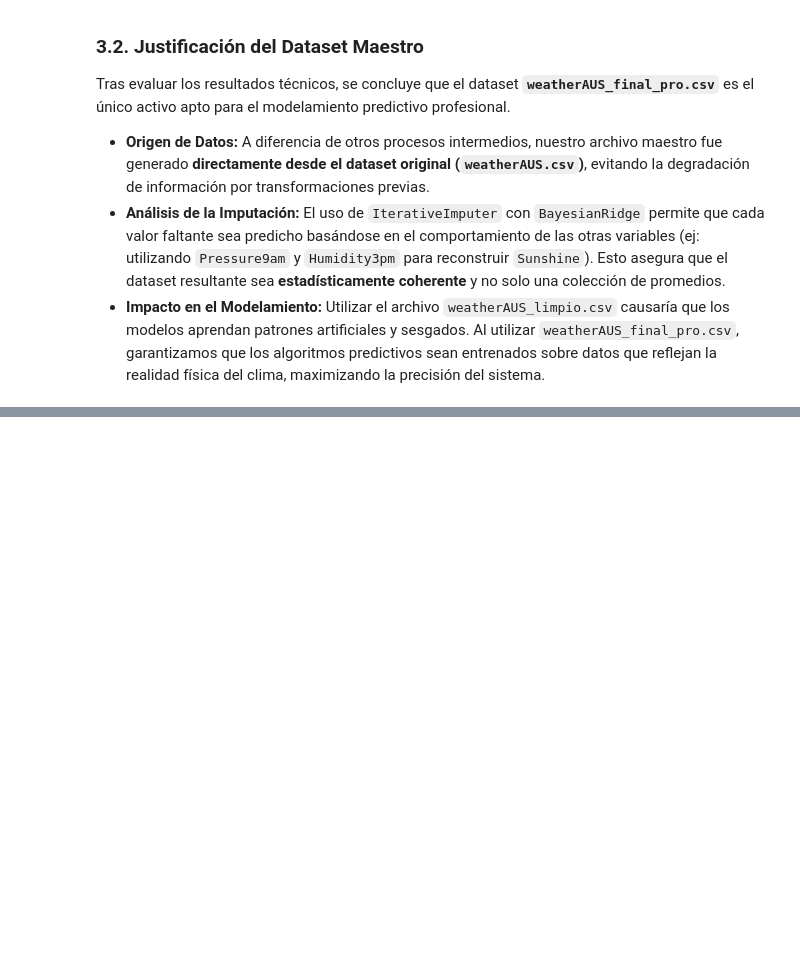
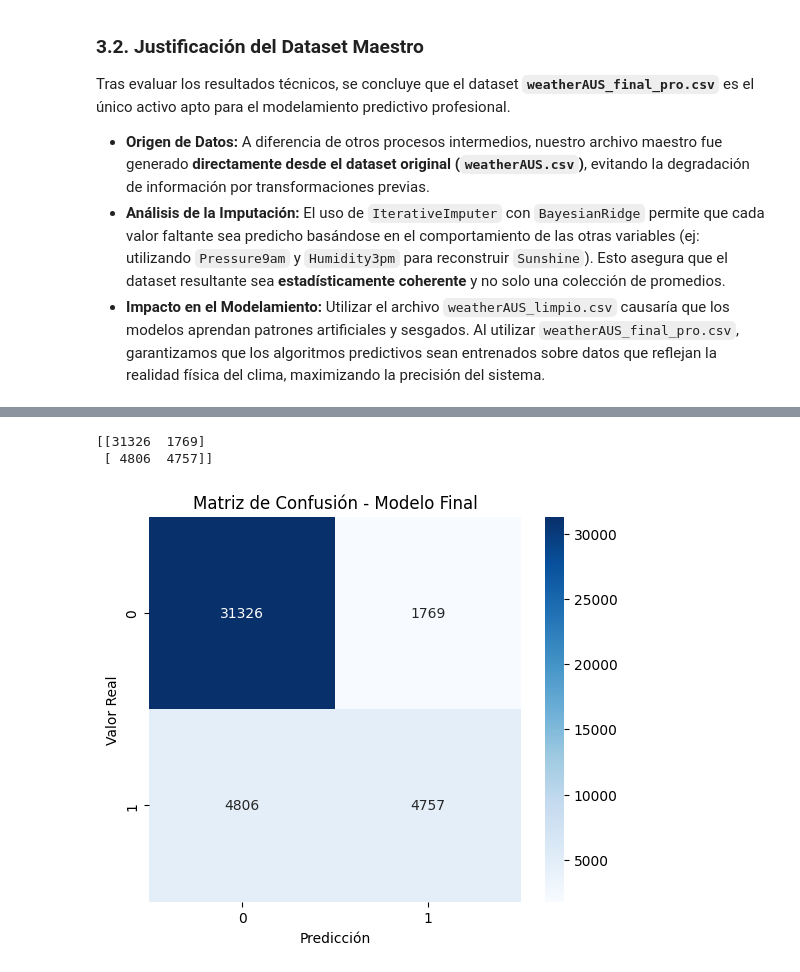
Before and after one commit to alanabermudezaballay/mcdi500_s1_grupo7, a Jupyter notebook: EstadisticaComputacional/S3/proyecto_integrado.ipynb, the cells around one changed output, grey strips where cells are left out. Cells and saved outputs as stored; diff of their text form; code cells hidden in the pictures; blank space fills up the shorter version.

Commit message:
S3 Gonzalo - modelos logisticos completos

```diff
--- a/EstadisticaComputacional/S3/proyecto_integrado.ipynb
+++ b/EstadisticaComputacional/S3/proyecto_integrado.ipynb
@@ -179,0 +822,18 @@ Tras evaluar los resultados técnicos, se concluye que el dataset **`weatherAUS_
+# %%
+# ==========================================
+# Predicciones Modelo 2
+# ==========================================
+
+y_pred_m2 = modelo2.predict(
+    X_test_s2_scaled
+)
+
+y_prob_m2 = modelo2.predict_proba(
+    X_test_s2_scaled
+)[:,1]
+
+print("Primeras predicciones:")
+print(y_pred_m2[:10])
+
+print("\nPrimeras probabilidades:")
+print(y_prob_m2[:10])
@@ -179,0 +1145,34 @@ Tras evaluar los resultados técnicos, se concluye que el dataset **`weatherAUS_
+# %%
+# ==========================================
+# Matriz de confusión Modelo Final
+# ==========================================
+
+from sklearn.metrics import confusion_matrix
+import seaborn as sns
+import matplotlib.pyplot as plt
+
+cm_final = confusion_matrix(
+    y_test_s2,
+    y_pred_m2
+)
+
+print(cm_final)
+
+plt.figure(figsize=(6,5))
+
+sns.heatmap(
+    cm_final,
+    annot=True,
+    fmt="d",
+    cmap="Blues"
+)
+
+plt.title("Matriz de Confusión - Modelo Final")
+plt.xlabel("Predicción")
+plt.ylabel("Valor Real")
+
+plt.show()
+# %% [output]
+[[31326  1769]
+ [ 4806  4757]]
+[figure, added]
```
Also changed, not shown: parts of 72 cells of this notebook.
